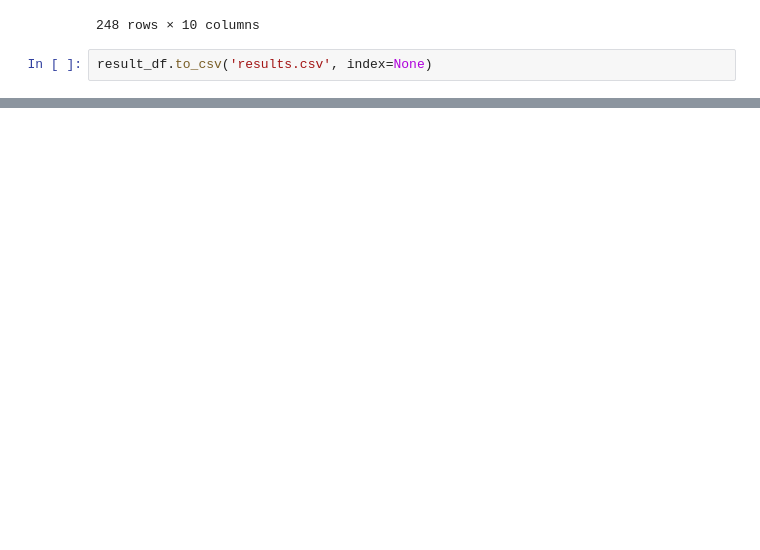
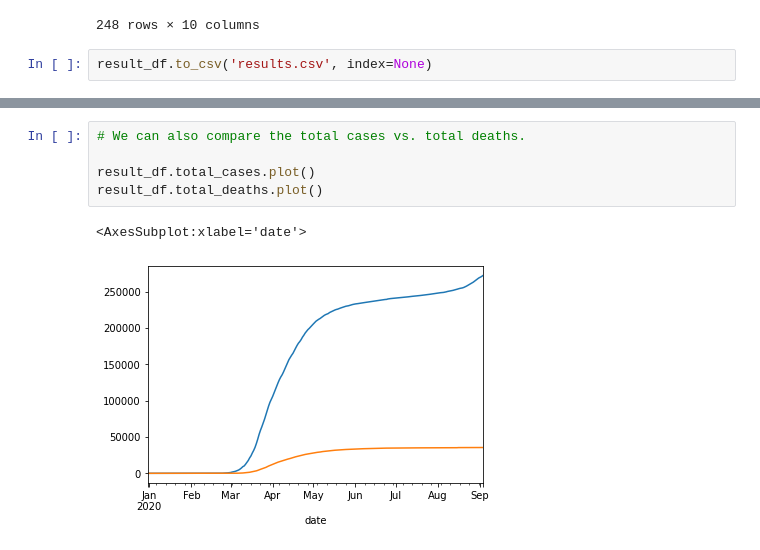
Before and after one commit to CarlosViniMSouza/DataAnalysisWithPython, a Jupyter notebook: notebooks/L03_Pandas.ipynb, the cells around one changed output, grey strips where cells are left out. Cells and saved outputs as stored; diff of their text form; blank space fills up the shorter version.

```diff
--- a/notebooks/L03_Pandas.ipynb
+++ b/notebooks/L03_Pandas.ipynb
@@ -669,0 +717,8 @@ result_df.to_csv('results.csv', index=None)
+# %%
+# We can also compare the total cases vs. total deaths.
+
+result_df.total_cases.plot()
+result_df.total_deaths.plot()
+# %% [output]
+<AxesSubplot:xlabel='date'>
+[figure, added]
```
Also changed, not shown: parts of 10 cells of this notebook, 2 other files.
